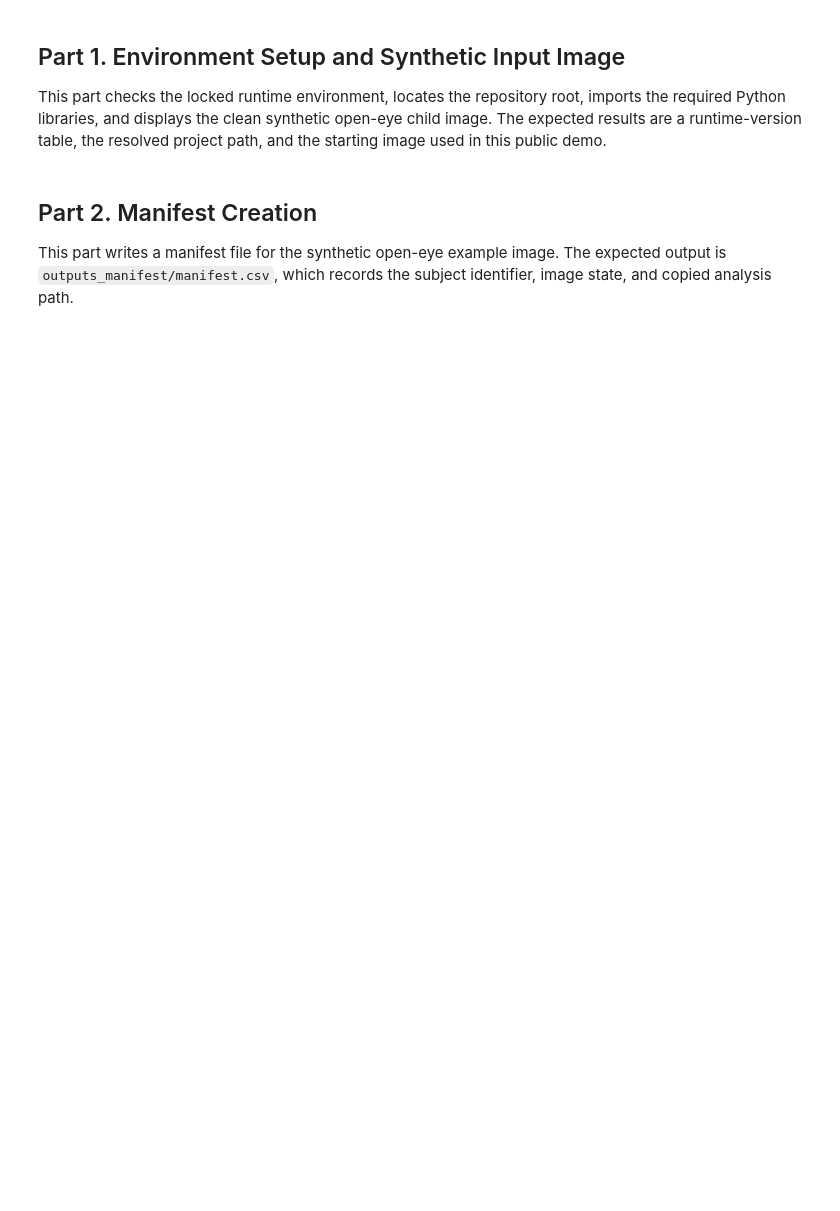
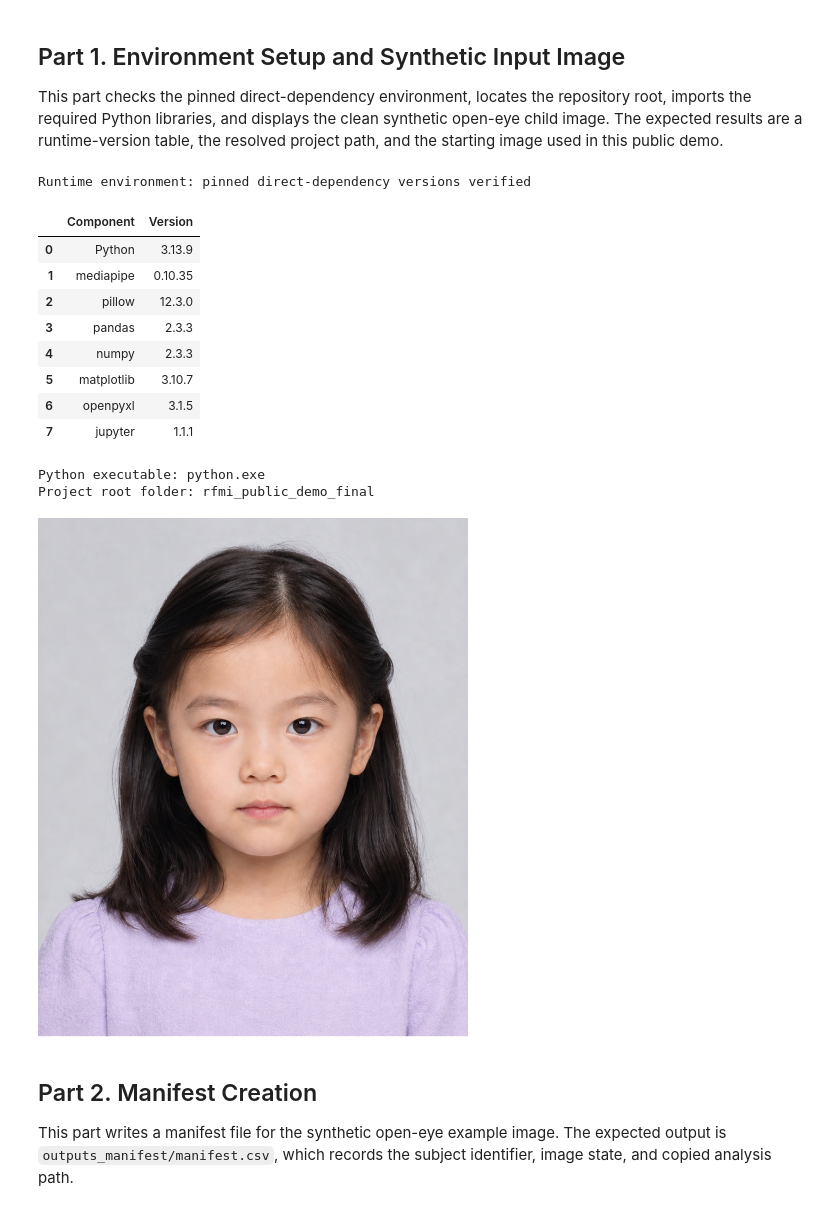
Before and after one commit to YKang97/mediapipe_child_face_analysis_RFMI, a Jupyter notebook: notebooks/RFMI_Image_to_Indices_Demo.ipynb, the cells around one changed output. Saved outputs shown, nothing was run; the diff lists cells and outputs as text; code cells hidden in the pictures; blank space fills up the shorter version.

Commit message:
Harden RFMI public release workflow

```diff
--- a/notebooks/RFMI_Image_to_Indices_Demo.ipynb
+++ b/notebooks/RFMI_Image_to_Indices_Demo.ipynb
@@ -9,12 +9,15 @@ This notebook demonstrates the core RFMI extraction framework. Study-specific st
 # %% [markdown]
 ## Part 1. Environment Setup and Synthetic Input Image
 
-This part checks the locked runtime environment, locates the repository root, imports the required Python libraries, and displays the clean synthetic open-eye child image. The expected results are a runtime-version table, the resolved project path, and the starting image used in this public demo.
+This part checks the pinned direct-dependency environment, locates the repository root, imports the required Python libraries, and displays the clean synthetic open-eye child image. The expected results are a runtime-version table, the resolved project path, and the starting image used in this public demo.
 # %%
 from pathlib import Path
 from importlib.metadata import version as distribution_version
 import subprocess
 import sys
+
+import pandas as pd
+from IPython.display import Image, display
 
 INSTALL = False
 
@@ -40,7 +43,7 @@ def find_project_root():
 
 ROOT = find_project_root()
 
-def read_locked_environment(root):
+def read_pinned_environment(root):
     expected_python = (root / '.python-version').read_text(encoding='utf-8').strip()
     expected_distributions = {}
     for raw_line in (root / 'requirements.txt').read_text(encoding='utf-8').splitlines():
@@ -50,41 +53,52 @@ def read_locked_environment(root):
         if '==' not in line:
             raise RuntimeError(f'Requirement is not exactly pinned: {line}')
         name, expected = line.split('==', maxsplit=1)
         expected_distributions[name.strip().lower()] = expected.strip()
     return expected_python, expected_distributions
 
-EXPECTED_PYTHON, EXPECTED_DISTRIBUTIONS = read_locked_environment(ROOT)
+EXPECTED_PYTHON, EXPECTED_DISTRIBUTIONS = read_pinned_environment(ROOT)
 
 if INSTALL:
     subprocess.run([sys.executable, '-m', 'pip', 'install', '-r', str(ROOT / 'requirements.txt')], check=True)
 
 runtime_python = '.'.join(str(value) for value in sys.version_info[:3])
 runtime_versions = {name: distribution_version(name) for name in EXPECTED_DISTRIBUTIONS}
 mismatches = []
 if runtime_python != EXPECTED_PYTHON:
     mismatches.append(f'Python: expected {EXPECTED_PYTHON}, found {runtime_python}')
 for name, expected in EXPECTED_DISTRIBUTIONS.items():
     if runtime_versions[name] != expected:
         mismatches.append(f'{name}: expected {expected}, found {runtime_versions[name]}')
 if mismatches:
-    raise RuntimeError('Runtime environment does not match the locked analysis environment:\n' + '\n'.join(mismatches))
-
-import pandas as pd
-from IPython.display import Image, display
+    raise RuntimeError('Runtime environment does not match the pinned direct-dependency specification:\n' + '\n'.join(mismatches))
 
 runtime_table = pd.DataFrame(
     [('Python', runtime_python), *[(name, runtime_versions[name]) for name in EXPECTED_DISTRIBUTIONS]],
     columns=['Component', 'Version'],
 )
 
 OPEN_IMAGE = ROOT / 'example_data' / 'images' / 'SYN_open.jpg'
 SUBJECT_ID = 'SYN'
 
-print('Runtime environment: locked versions verified')
+print('Runtime environment: pinned direct-dependency versions verified')
 display(runtime_table)
-print('Python executable:', sys.executable)
-print('Project root:', ROOT)
+print('Python executable:', Path(sys.executable).name)
+print('Project root folder:', ROOT.name)
 display(Image(filename=str(OPEN_IMAGE), width=430))
+# %% [output]
+Runtime environment: pinned direct-dependency versions verified
+|  | Component | Version |
+| 0 | Python | 3.13.9 |
+| 1 | mediapipe | 0.10.35 |
+| 2 | pillow | 12.3.0 |
+| 3 | pandas | 2.3.3 |
+| 4 | numpy | 2.3.3 |
+| 5 | matplotlib | 3.10.7 |
+| 6 | openpyxl | 3.1.5 |
+| 7 | jupyter | 1.1.1 |
+Python executable: python.exe
+Project root folder: rfmi_public_demo_final
+[figure, added]
 # %% [markdown]
 ## Part 2. Manifest Creation
 
```
Also changed, not shown: parts of 7 cells of this notebook, 15 other files.
